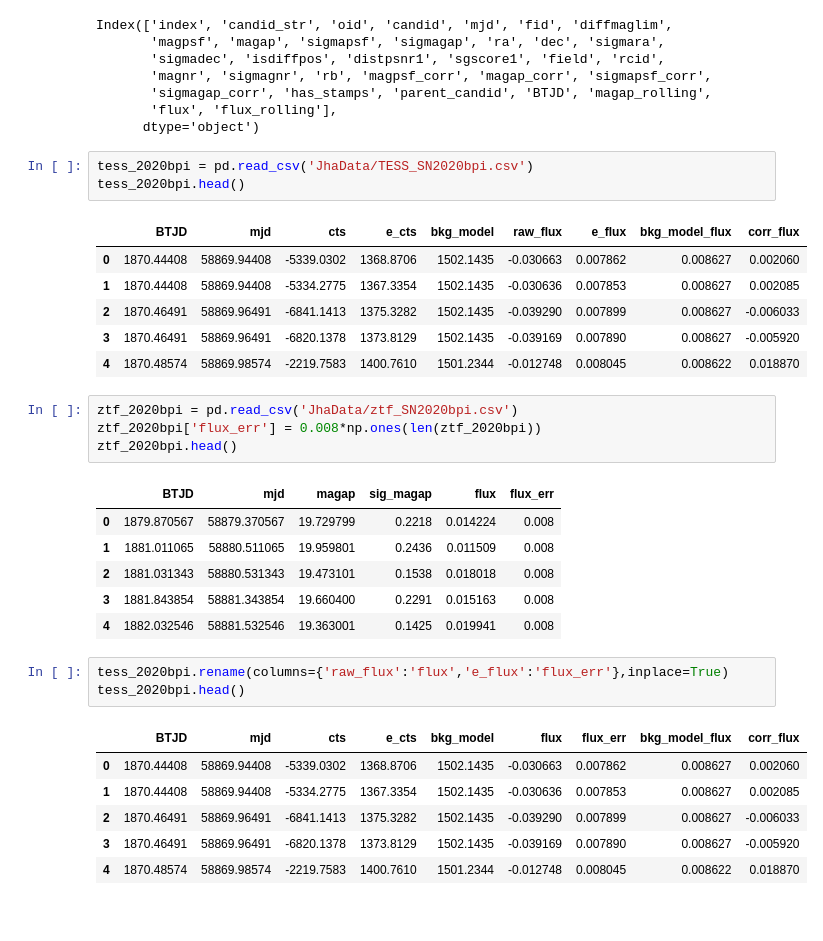
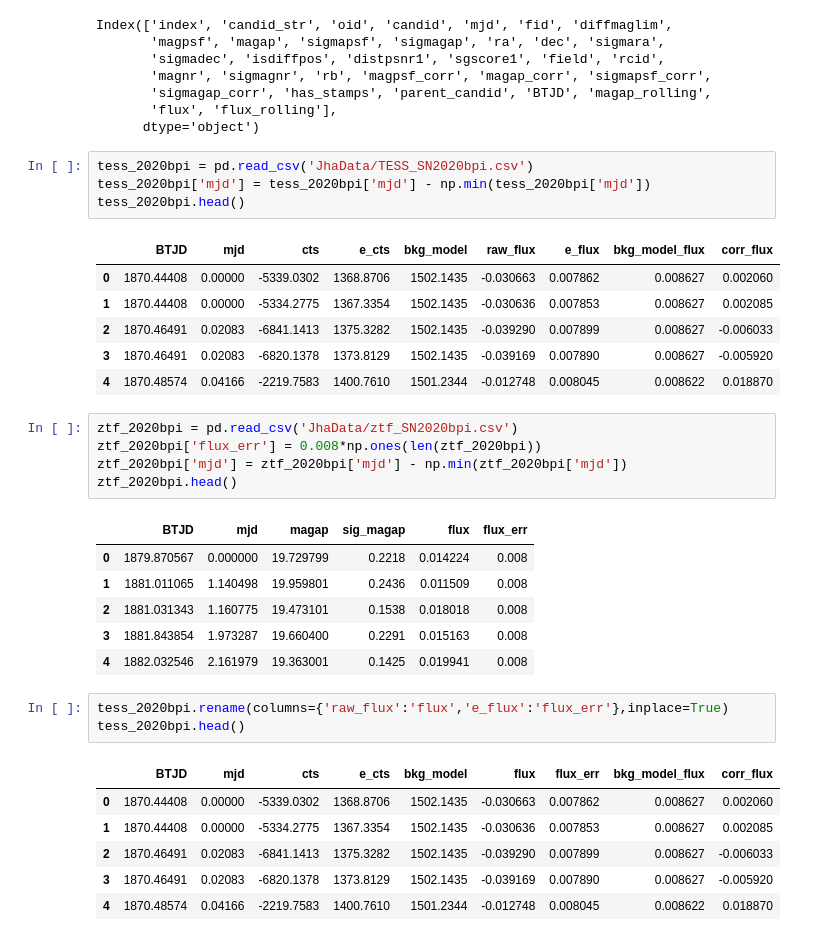
Before and after one commit to tylerbarna/BarnaSeniorHonorsThesis, a Jupyter notebook: mcmc_test.ipynb, the cells around one changed output. Drawn from its saved outputs; the diff is of its cells as text.

Commit message:
Fixed mcmc plot display, dataframes

```diff
--- a/mcmc_test.ipynb
+++ b/mcmc_test.ipynb
@@ -54,32 +55,34 @@ Index(['index', 'candid_str', 'oid', 'candid', 'mjd', 'fid', 'diffmaglim',
       dtype='object')
 # %%
 tess_2020bpi = pd.read_csv('JhaData/TESS_SN2020bpi.csv')
+tess_2020bpi['mjd'] = tess_2020bpi['mjd'] - np.min(tess_2020bpi['mjd'])
 tess_2020bpi.head()
 # %% [output]
 |  | BTJD | mjd | cts | e_cts | bkg_model | raw_flux | e_flux | bkg_model_flux | corr_flux |
-| 0 | 1870.44408 | 58869.94408 | -5339.0302 | 1368.8706 | 1502.1435 | -0.030663 | 0.007862 | 0.008627 | 0.002060 |
-| 1 | 1870.44408 | 58869.94408 | -5334.2775 | 1367.3354 | 1502.1435 | -0.030636 | 0.007853 | 0.008627 | 0.002085 |
-| 2 | 1870.46491 | 58869.96491 | -6841.1413 | 1375.3282 | 1502.1435 | -0.039290 | 0.007899 | 0.008627 | -0.006033 |
-| 3 | 1870.46491 | 58869.96491 | -6820.1378 | 1373.8129 | 1502.1435 | -0.039169 | 0.007890 | 0.008627 | -0.005920 |
-| 4 | 1870.48574 | 58869.98574 | -2219.7583 | 1400.7610 | 1501.2344 | -0.012748 | 0.008045 | 0.008622 | 0.018870 |
+| 0 | 1870.44408 | 0.00000 | -5339.0302 | 1368.8706 | 1502.1435 | -0.030663 | 0.007862 | 0.008627 | 0.002060 |
+| 1 | 1870.44408 | 0.00000 | -5334.2775 | 1367.3354 | 1502.1435 | -0.030636 | 0.007853 | 0.008627 | 0.002085 |
+| 2 | 1870.46491 | 0.02083 | -6841.1413 | 1375.3282 | 1502.1435 | -0.039290 | 0.007899 | 0.008627 | -0.006033 |
+| 3 | 1870.46491 | 0.02083 | -6820.1378 | 1373.8129 | 1502.1435 | -0.039169 | 0.007890 | 0.008627 | -0.005920 |
+| 4 | 1870.48574 | 0.04166 | -2219.7583 | 1400.7610 | 1501.2344 | -0.012748 | 0.008045 | 0.008622 | 0.018870 |
 # %%
 ztf_2020bpi = pd.read_csv('JhaData/ztf_SN2020bpi.csv')
 ztf_2020bpi['flux_err'] = 0.008*np.ones(len(ztf_2020bpi))
+ztf_2020bpi['mjd'] = ztf_2020bpi['mjd'] - np.min(ztf_2020bpi['mjd'])
 ztf_2020bpi.head()
 # %% [output]
 |  | BTJD | mjd | magap | sig_magap | flux | flux_err |
-| 0 | 1879.870567 | 58879.370567 | 19.729799 | 0.2218 | 0.014224 | 0.008 |
-| 1 | 1881.011065 | 58880.511065 | 19.959801 | 0.2436 | 0.011509 | 0.008 |
-| 2 | 1881.031343 | 58880.531343 | 19.473101 | 0.1538 | 0.018018 | 0.008 |
-| 3 | 1881.843854 | 58881.343854 | 19.660400 | 0.2291 | 0.015163 | 0.008 |
-| 4 | 1882.032546 | 58881.532546 | 19.363001 | 0.1425 | 0.019941 | 0.008 |
+| 0 | 1879.870567 | 0.000000 | 19.729799 | 0.2218 | 0.014224 | 0.008 |
+| 1 | 1881.011065 | 1.140498 | 19.959801 | 0.2436 | 0.011509 | 0.008 |
+| 2 | 1881.031343 | 1.160775 | 19.473101 | 0.1538 | 0.018018 | 0.008 |
+| 3 | 1881.843854 | 1.973287 | 19.660400 | 0.2291 | 0.015163 | 0.008 |
+| 4 | 1882.032546 | 2.161979 | 19.363001 | 0.1425 | 0.019941 | 0.008 |
 # %%
 tess_2020bpi.rename(columns={'raw_flux':'flux','e_flux':'flux_err'},inplace=True)
 tess_2020bpi.head()
 # %% [output]
 |  | BTJD | mjd | cts | e_cts | bkg_model | flux | flux_err | bkg_model_flux | corr_flux |
-| 0 | 1870.44408 | 58869.94408 | -5339.0302 | 1368.8706 | 1502.1435 | -0.030663 | 0.007862 | 0.008627 | 0.002060 |
-| 1 | 1870.44408 | 58869.94408 | -5334.2775 | 1367.3354 | 1502.1435 | -0.030636 | 0.007853 | 0.008627 | 0.002085 |
-| 2 | 1870.46491 | 58869.96491 | -6841.1413 | 1375.3282 | 1502.1435 | -0.039290 | 0.007899 | 0.008627 | -0.006033 |
-| 3 | 1870.46491 | 58869.96491 | -6820.1378 | 1373.8129 | 1502.1435 | -0.039169 | 0.007890 | 0.008627 | -0.005920 |
-| 4 | 1870.48574 | 58869.98574 | -2219.7583 | 1400.7610 | 1501.2344 | -0.012748 | 0.008045 | 0.008622 | 0.018870 |
+| 0 | 1870.44408 | 0.00000 | -5339.0302 | 1368.8706 | 1502.1435 | -0.030663 | 0.007862 | 0.008627 | 0.002060 |
+| 1 | 1870.44408 | 0.00000 | -5334.2775 | 1367.3354 | 1502.1435 | -0.030636 | 0.007853 | 0.008627 | 0.002085 |
+| 2 | 1870.46491 | 0.02083 | -6841.1413 | 1375.3282 | 1502.1435 | -0.039290 | 0.007899 | 0.008627 | -0.006033 |
+| 3 | 1870.46491 | 0.02083 | -6820.1378 | 1373.8129 | 1502.1435 | -0.039169 | 0.007890 | 0.008627 | -0.005920 |
+| 4 | 1870.48574 | 0.04166 | -2219.7583 | 1400.7610 | 1501.2344 | -0.012748 | 0.008045 | 0.008622 | 0.018870 |
```
Also changed, not shown: parts of 15 cells of this notebook, 1 other file.
